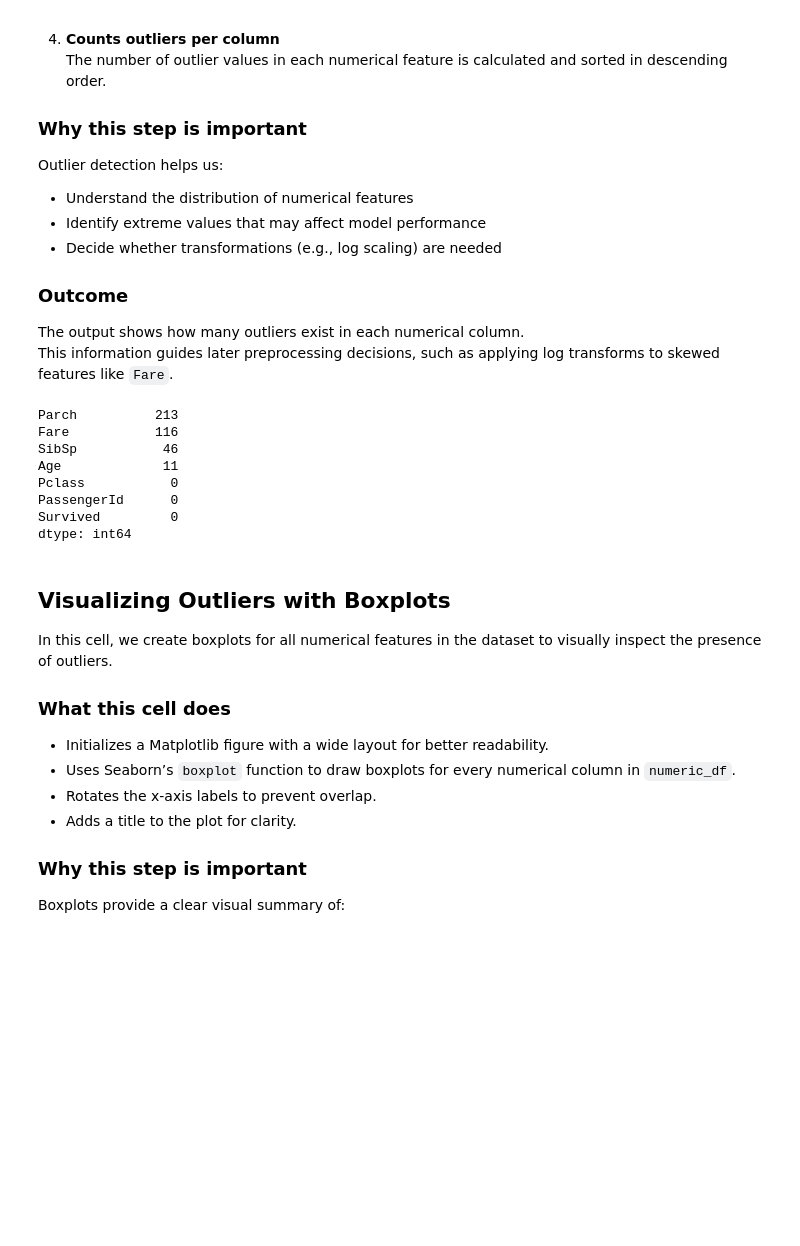
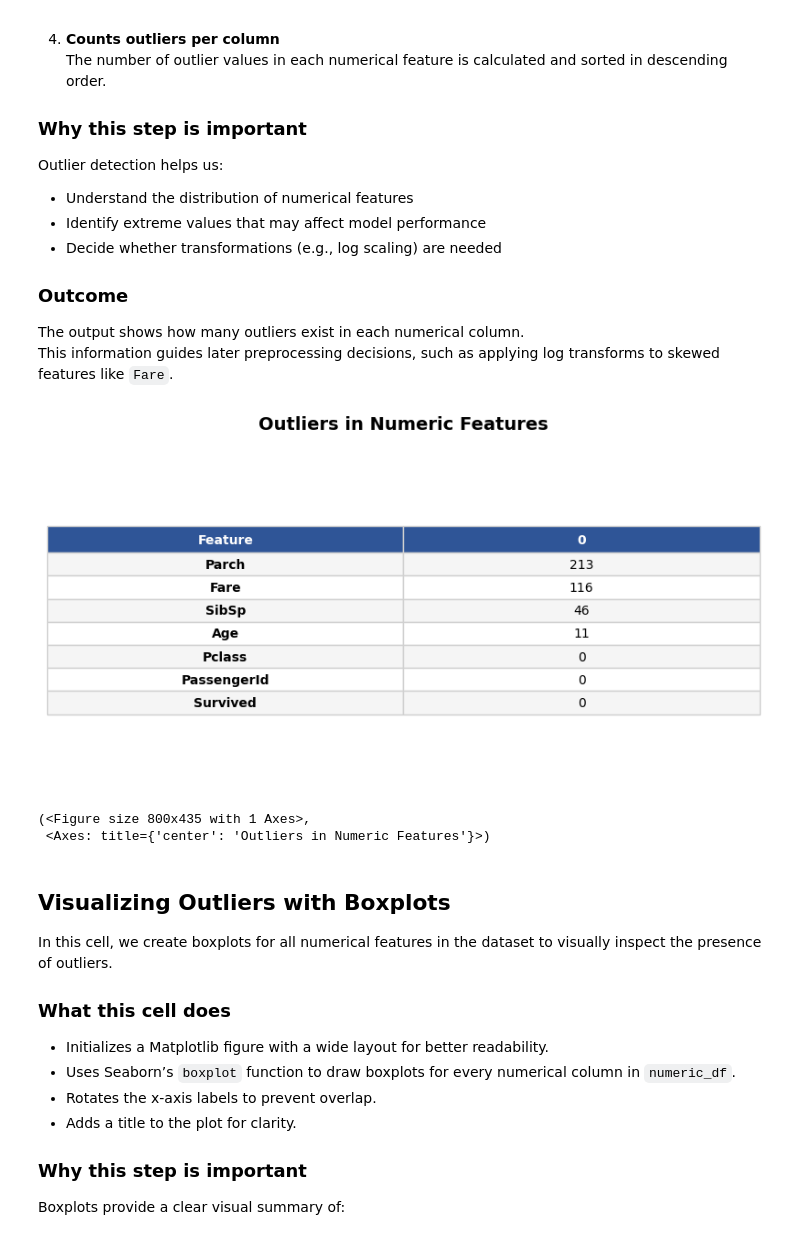
Before and after one commit to AliFazelniya/kaggle, a Jupyter notebook: titanic/titanic.ipynb, the cells around one changed output. Drawn from its saved outputs; the diff is of its cells as text; code cells hidden in the pictures; blank space fills up the shorter version.

```diff
--- a/titanic/titanic.ipynb
+++ b/titanic/titanic.ipynb
@@ -191,21 +194,26 @@ This information guides later preprocessing decisions, such as applying log tran
 # %%
 numeric_df = train_df.select_dtypes(include=["int64", "float64"])
 
 Q1 = numeric_df.quantile(0.25)
 Q3 = numeric_df.quantile(0.75)
 IQR = Q3 - Q1
 
 outliers = (numeric_df < (Q1 - 1.5 * IQR)) | (numeric_df > (Q3 + 1.5 * IQR))
-outliers.sum().sort_values(ascending=False)
+
+plot_utils.plot_table(
+    outliers.sum().sort_values(ascending = False).reset_index().rename(
+        columns={
+            "index": "Feature",
+            "target": "Outliers"
+        }
+    ),
+    title="Outliers in Numeric Features",
+    precision=3
+)
 # %% [output]
+[figure, added]
-Parch          213
-Fare           116
-SibSp           46
-Age             11
-Pclass           0
-PassengerId      0
-Survived         0
-dtype: int64
+(<Figure size 800x435 with 1 Axes>,
+ <Axes: title={'center': 'Outliers in Numeric Features'}>)
 # %% [markdown]
 ## Visualizing Outliers with Boxplots
 
```
Also changed, not shown: parts of 7 cells of this notebook, 4 other files.
